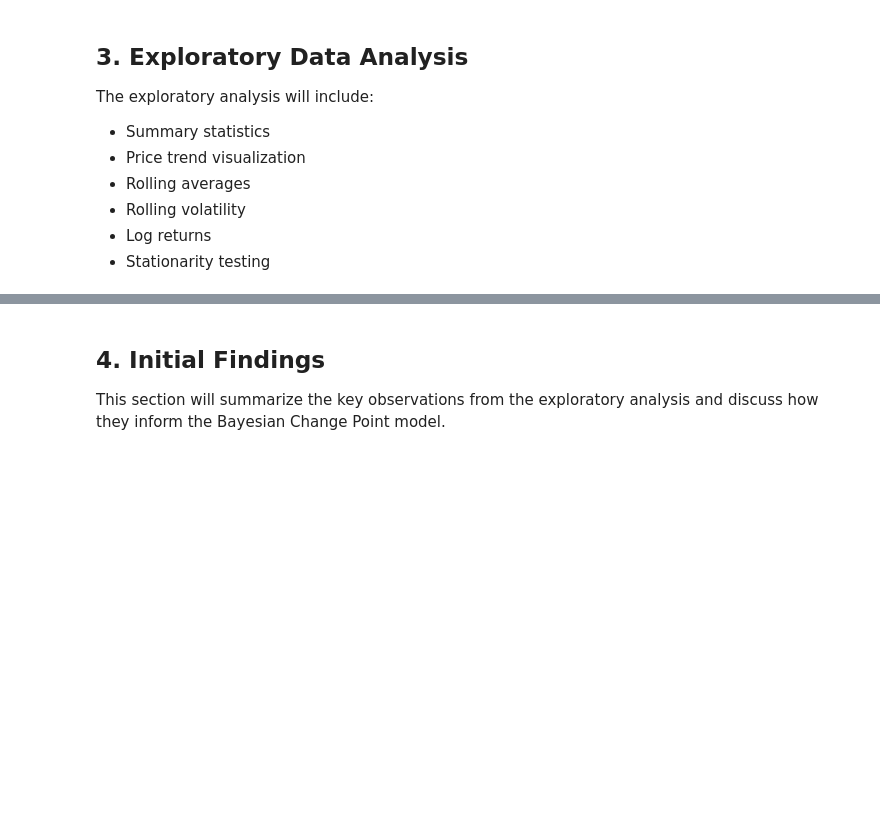
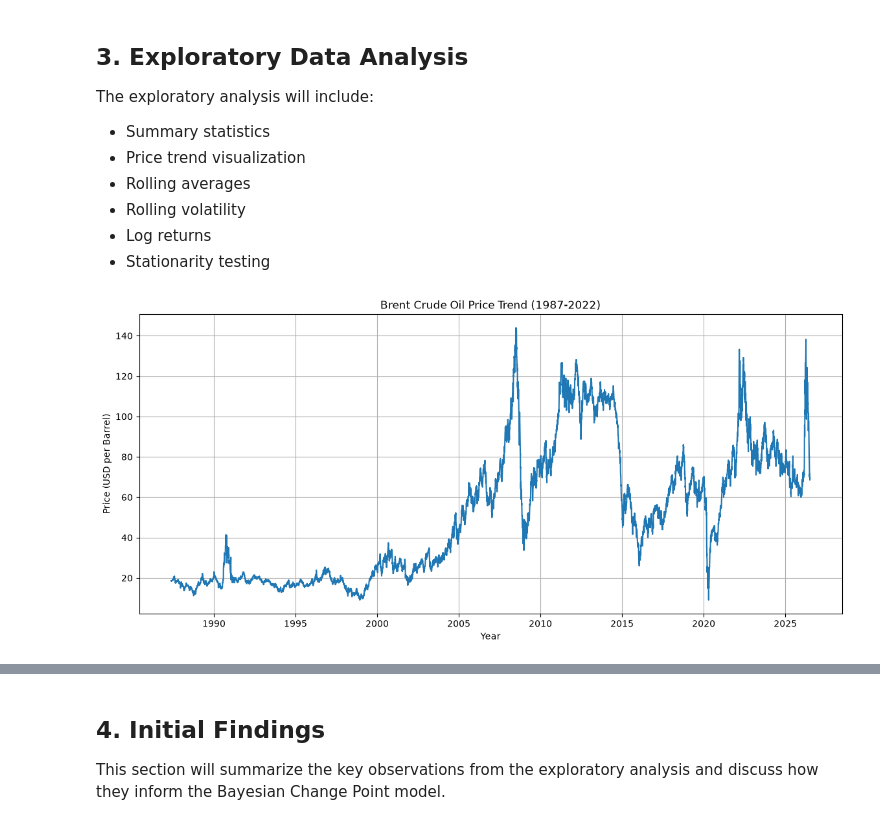
Before and after one commit to Melatabeye/brent-oil-change-point-analysis, a Jupyter notebook: notebooks/01_EDA.ipynb, the cells around one changed output, grey strips where cells are left out. Drawn from its saved outputs; the diff is of its cells as text; code cells hidden in the pictures; blank space fills up the shorter version.

```diff
--- a/notebooks/01_EDA.ipynb
+++ b/notebooks/01_EDA.ipynb
@@ -143,3 +143,15 @@ The following preprocessing steps will be performed:
 - Check for missing values.
 - Check for duplicate records.
 - Verify data types.
+# %%
+# Create a clean copy of the dataset
+
+df_clean = df.copy()
+
+# Convert Date column to datetime format
+
+df_clean["Date"] = pd.to_datetime(df_clean["Date"])
+
+# Check data types after conversion
+
+df_clean.info()
@@ -154,3 +190,21 @@ The exploratory analysis will include:
 - Rolling volatility
 - Log returns
 - Stationarity testing
+# %%
+# Plot Brent oil price trend over time
+
+plt.figure(figsize=(14,6))
+
+plt.plot(
+    df_clean["Date"],
+    df_clean["Price"]
+)
+
+plt.title("Brent Crude Oil Price Trend (1987-2022)")
+plt.xlabel("Year")
+plt.ylabel("Price (USD per Barrel)")
+
+plt.grid(True)
+plt.show()
+# %% [output]
+[figure, added]
```
Also changed, not shown: parts of 18 cells of this notebook, 1 other file.
